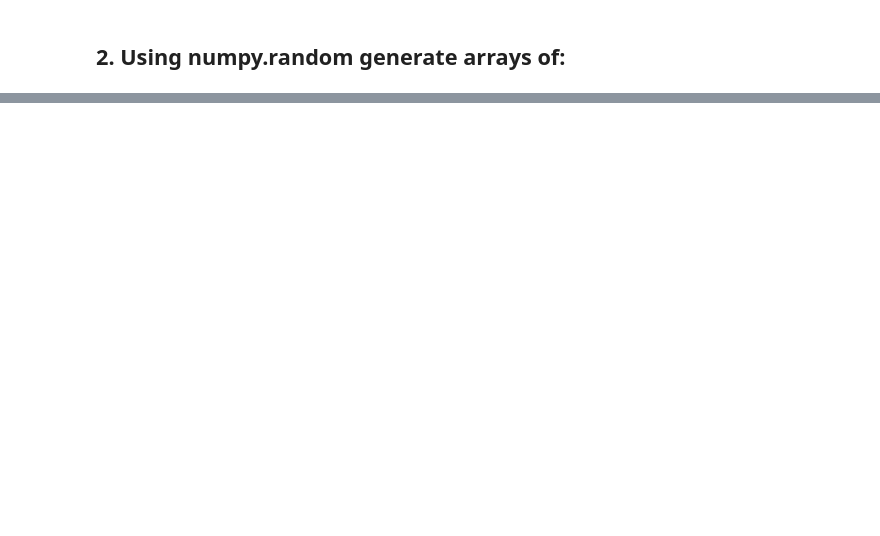
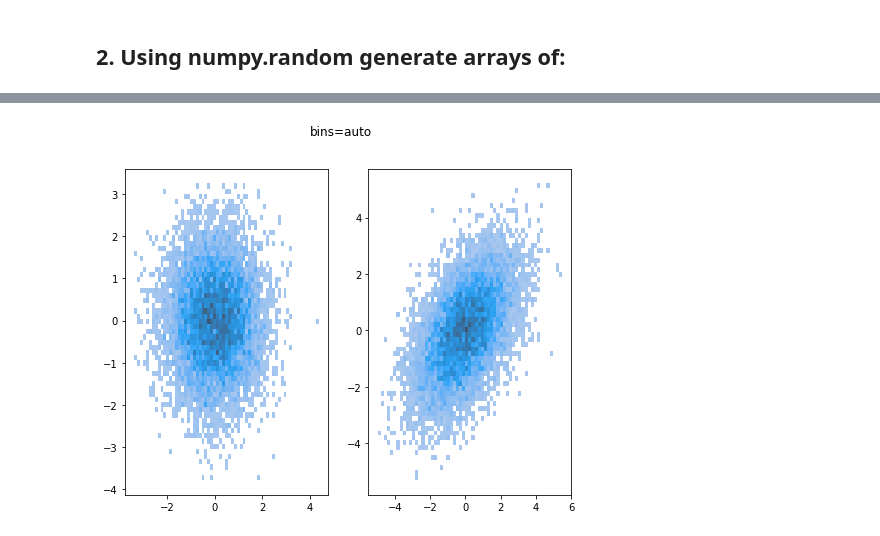
Before and after one commit to keliasz/Data-Analytics, a Jupyter notebook: lab1/main.ipynb, the cells around one changed output, grey strips where cells are left out. Saved outputs shown, nothing was run; the diff lists cells and outputs as text; code cells hidden in the pictures; blank space fills up the shorter version.

```diff
--- a/lab1/main.ipynb
+++ b/lab1/main.ipynb
@@ -59,0 +87,10 @@ plt.show()
+# %%
+# histograms from seaborn
+fig, (ax1, ax2) = plt.subplots(1, 2)
+fig.set_size_inches(8, 6)
+sns.histplot(x=norm_distr2d_1[:, 0], y=norm_distr2d_1[:, 1], ax=ax1)
+sns.histplot(x=norm_distr2d_2[:, 0], y=norm_distr2d_2[:, 1], ax=ax2)
+plt.suptitle('bins=auto')
+plt.show()
+# %% [output]
+[figure, added]
```
Also changed, not shown: parts of 13 cells of this notebook.
